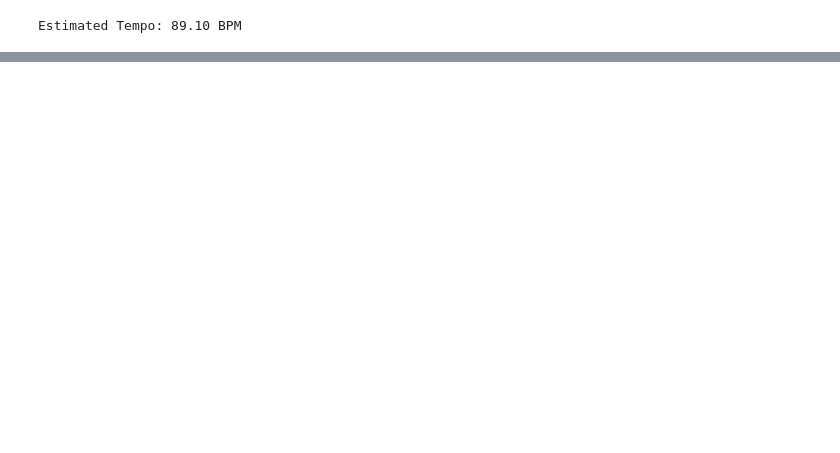
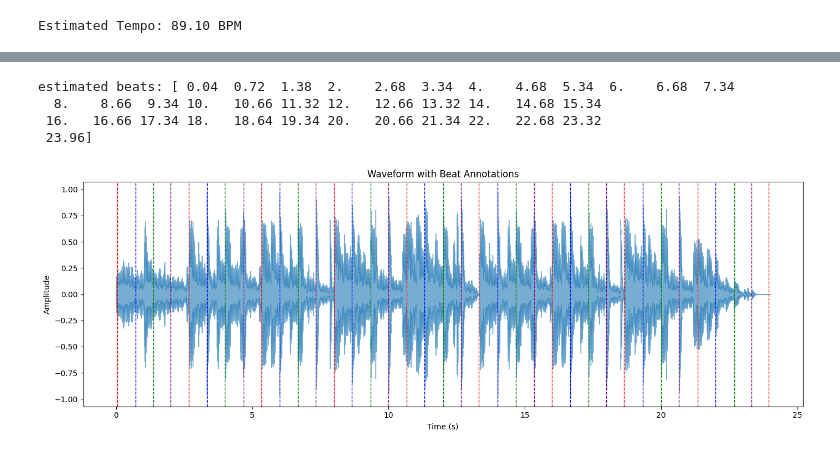
Before and after one commit to shiqueenTang/loudly_test, a Jupyter notebook: beat_tracking.ipynb, the cells around one changed output, grey strips where cells are left out. Drawn from its saved outputs; the diff is of its cells as text; code cells hidden in the pictures; blank space fills up the shorter version.

Commit message:
add comparison for BeatNet

```diff
--- a/beat_tracking.ipynb
+++ b/beat_tracking.ipynb
@@ -27,0 +39,35 @@ plt.show()
+# %%
+estimator = BeatNet(1, mode='offline', inference_model='DBN', plot=[], thread=False)
+beat_times_BN = estimator.process("src/loudly.mp3")
+print(f"estimated beats: {beat_times_BN[:,0]}")
+# %% [output]
+estimated beats: [ 0.04  0.72  1.38  2.    2.68  3.34  4.    4.68  5.34  6.    6.68  7.34
+  8.    8.66  9.34 10.   10.66 11.32 12.   12.66 13.32 14.   14.68 15.34
+ 16.   16.66 17.34 18.   18.64 19.34 20.   20.66 21.34 22.   22.68 23.32
+ 23.96]
+# %%
+t = np.linspace(0, len(y) / sr, len(y))
+
+beat_colors = {
+    1: 'red',
+    2: 'blue',
+    3: 'green',
+    4: 'purple'
+}
+
+# Plot waveform
+plt.figure(figsize=(14, 5))
+librosa.display.waveshow(y, sr=sr, alpha=0.6, label='Waveform')
+
+# Overlay beats
+for timestamp, beat_type in beat_times_BN:
+    color = beat_colors.get(int(beat_type), 'black')
+    plt.axvline(x=timestamp, color=color, linestyle='--', linewidth=1)
+
+plt.title('Waveform with Beat Annotations')
+plt.xlabel('Time (s)')
+plt.ylabel('Amplitude')
+plt.tight_layout()
+plt.show()
+# %% [output]
+[figure, added]
```
Also changed, not shown: parts of 6 cells of this notebook.
